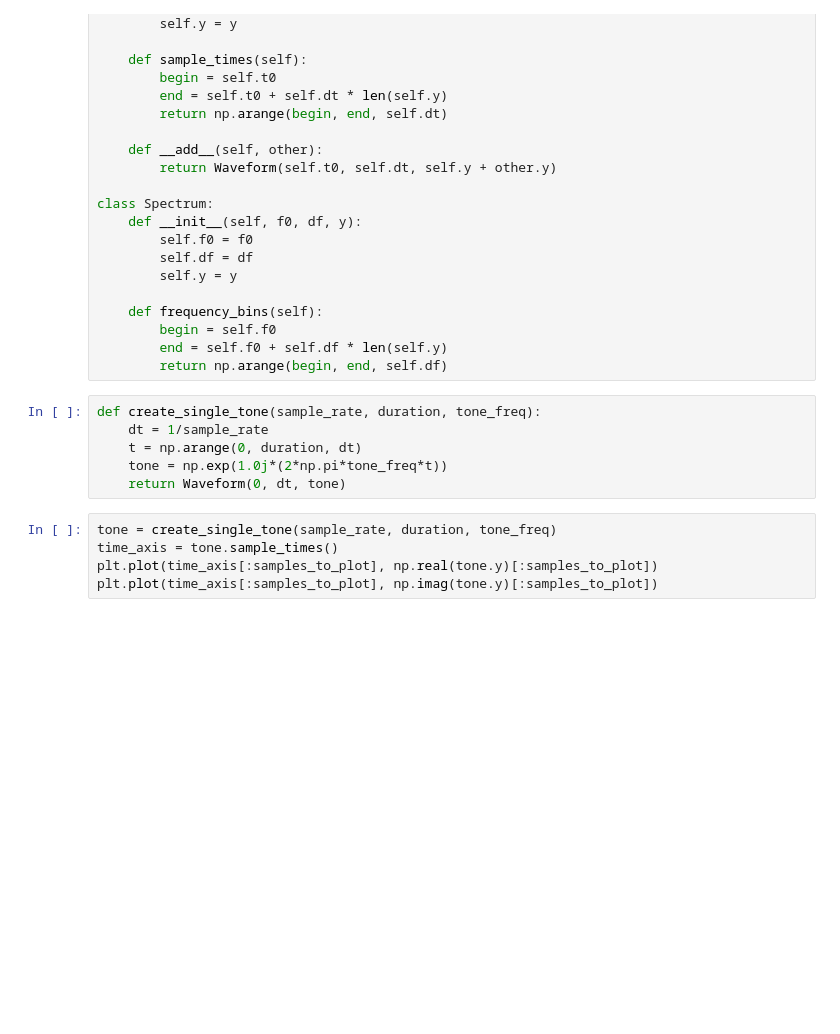
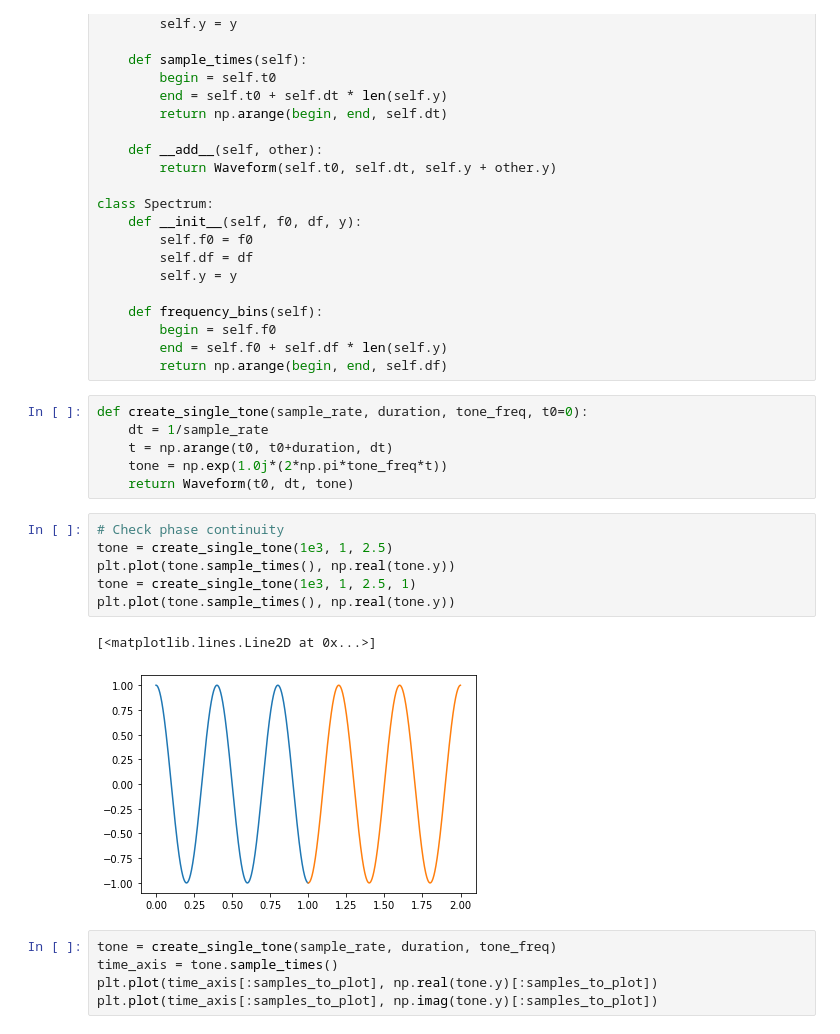
Before and after one commit to cirotn/python, a Jupyter notebook: spectrum.ipynb, the cells around one changed output. Drawn from its saved outputs; the diff is of its cells as text; blank space fills up the shorter version.

```diff
--- a/spectrum.ipynb
+++ b/spectrum.ipynb
@@ -35,11 +35,20 @@ class Spectrum:
         end = self.f0 + self.df * len(self.y)
         return np.arange(begin, end, self.df)
 # %%
-def create_single_tone(sample_rate, duration, tone_freq):
+def create_single_tone(sample_rate, duration, tone_freq, t0=0):
     dt = 1/sample_rate
-    t = np.arange(0, duration, dt)
+    t = np.arange(t0, t0+duration, dt)
     tone = np.exp(1.0j*(2*np.pi*tone_freq*t))
-    return Waveform(0, dt, tone)
+    return Waveform(t0, dt, tone)
+# %%
+# Check phase continuity
+tone = create_single_tone(1e3, 1, 2.5)
+plt.plot(tone.sample_times(), np.real(tone.y))
+tone = create_single_tone(1e3, 1, 2.5, 1)
+plt.plot(tone.sample_times(), np.real(tone.y))
+# %% [output]
+[<matplotlib.lines.Line2D at 0x...>]
+[figure, added]
 # %%
 tone = create_single_tone(sample_rate, duration, tone_freq)
 time_axis = tone.sample_times()
```
Also changed, not shown: parts of 3 cells of this notebook.
